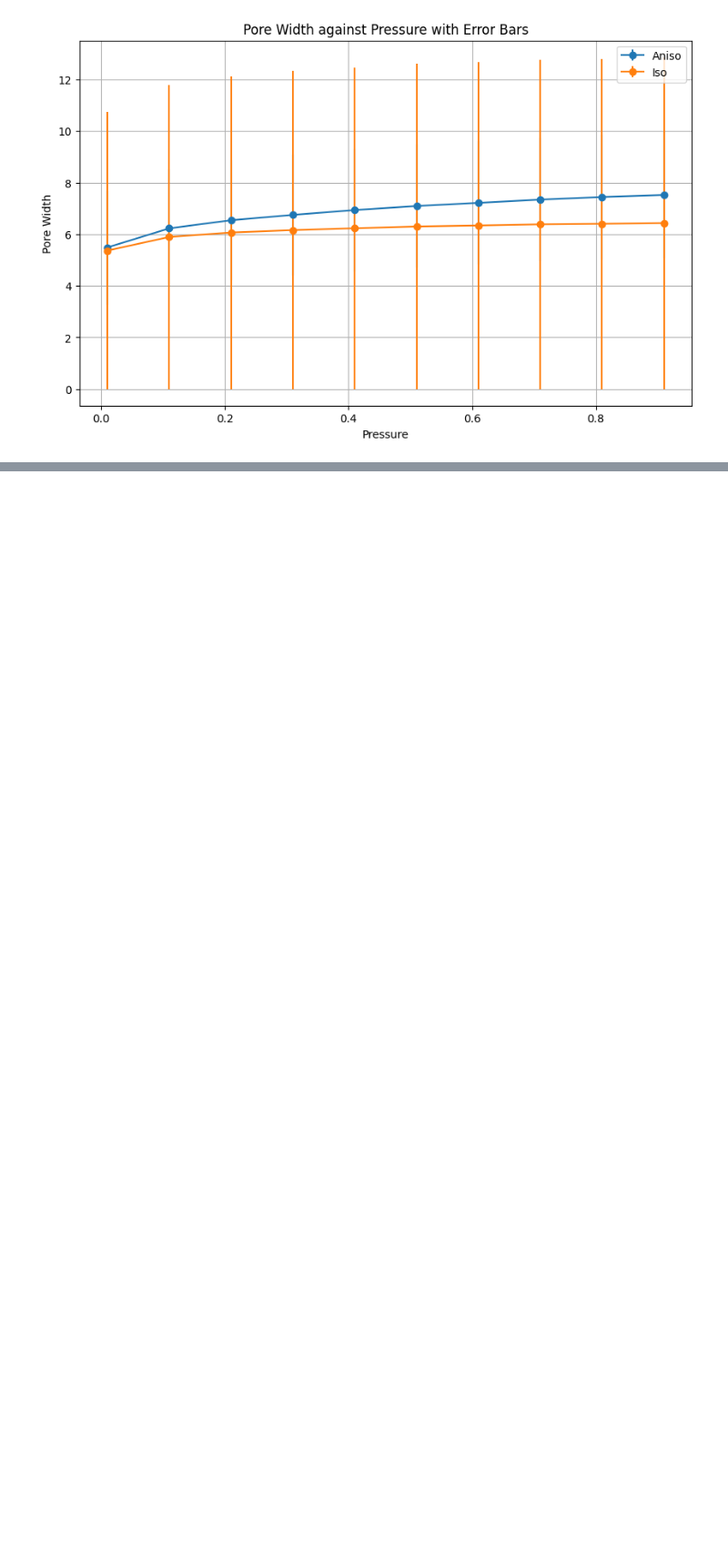
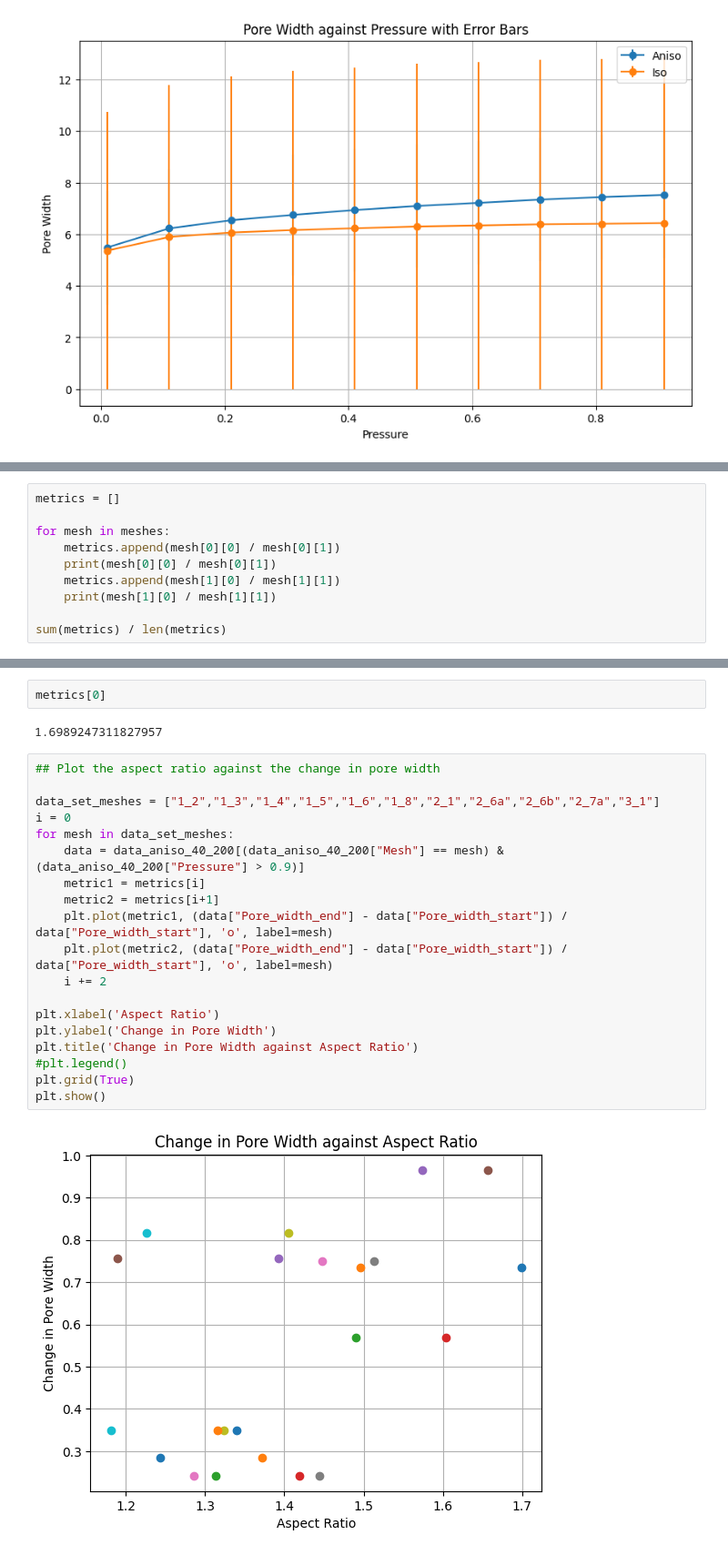
Before and after one commit to mtomtom/onion-stomatal-geometry, a Jupyter notebook: output/results.ipynb, the cells around one changed output, grey strips where cells are left out. Shown at 91% size. Drawn from its saved outputs; the diff is of its cells as text; blank space fills up the shorter version.

```diff
--- a/output/results.ipynb
+++ b/output/results.ipynb
@@ -203,0 +248,10 @@ plt.show()
+# %%
+metrics = []
+
+for mesh in meshes:
+    metrics.append(mesh[0][0] / mesh[0][1])
+    print(mesh[0][0] / mesh[0][1])
+    metrics.append(mesh[1][0] / mesh[1][1])
+    print(mesh[1][0] / mesh[1][1])
+
+sum(metrics) / len(metrics)
@@ -203,0 +277,25 @@ plt.show()
+# %%
+metrics[0]
+# %% [output]
+1.6989247311827957
+# %%
+## Plot the aspect ratio against the change in pore width
+
+data_set_meshes = ["1_2","1_3","1_4","1_5","1_6","1_8","2_1","2_6a","2_6b","2_7a","3_1"]
+i = 0
+for mesh in data_set_meshes:
+    data = data_aniso_40_200[(data_aniso_40_200["Mesh"] == mesh) & (data_aniso_40_200["Pressure"] > 0.9)]
+    metric1 = metrics[i]
+    metric2 = metrics[i+1]
+    plt.plot(metric1, (data["Pore_width_end"] - data["Pore_width_start"]) / data["Pore_width_start"], 'o', label=mesh)
+    plt.plot(metric2, (data["Pore_width_end"] - data["Pore_width_start"]) / data["Pore_width_start"], 'o', label=mesh)
+    i += 2
+
+plt.xlabel('Aspect Ratio')
+plt.ylabel('Change in Pore Width')
+plt.title('Change in Pore Width against Aspect Ratio')
+#plt.legend()
+plt.grid(True)
+plt.show()
+# %% [output]
+[figure, added]
```
Also changed, not shown: parts of 7 cells of this notebook, 2 other files.
